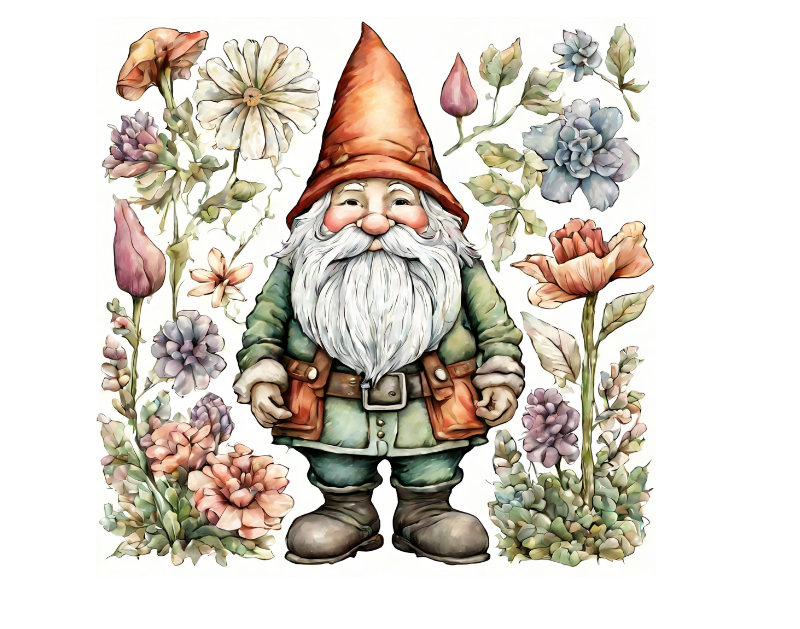
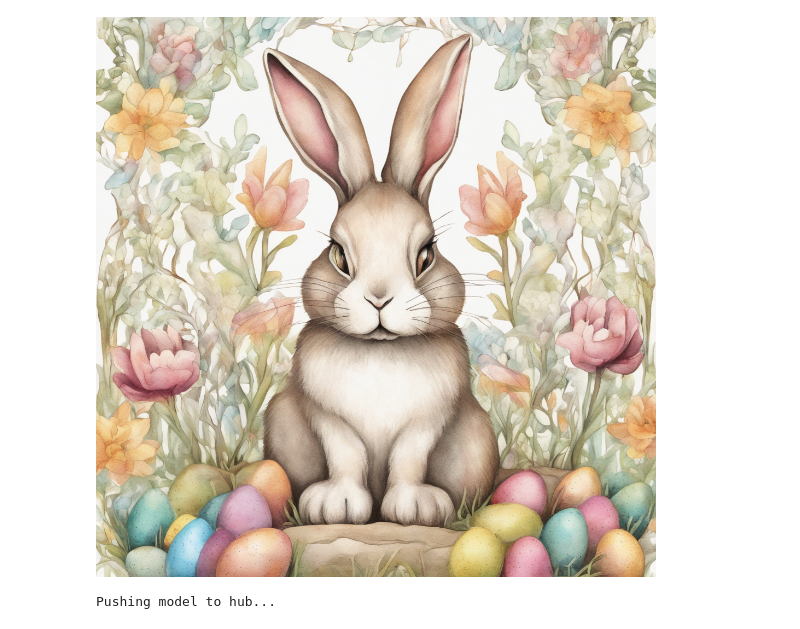
Before and after one commit to Ebony59/hongfan_imagegen, a Jupyter notebook: imageGen_FT.ipynb, the cells around one changed output. Saved outputs shown, nothing was run; the diff lists cells and outputs as text; code cells hidden in the pictures.

```diff
--- a/imageGen_FT.ipynb
+++ b/imageGen_FT.ipynb
@@ -11,7 +11,9 @@ def generate_image(
     guidance_scale_base=7,
     guidance_scale_refiner=4,
     high_noise_frac = 0.9,
-    seed=None
+    seed=None,
+    height=1024,
+    width=1024,
 ):
     # Set random seed if provided
     if seed is not None:
@@ -41,6 +43,8 @@ def generate_image(
         denoising_end=high_noise_frac,
         guidance_scale=guidance_scale_base,
         output_type="latent",
+        height=height,
+        width=width
     ).images
     image = refiner(
         prompt=prompt,
@@ -48,6 +52,8 @@ def generate_image(
         denoising_start=high_noise_frac,
         guidance_scale=guidance_scale_refiner,
         image=image,
+        height=height,
+        width=width
     ).images[0]
 
     # Clear GPU memory
@@ -57,20 +63,22 @@ def generate_image(
 
     return image
 # %%
-model_path = "/workspace/fine_tuned_sdxl"
+model_path = "/workspace/fine_tuned_sdxl_style"
 prompt = """
-       A beautifully hand-drawn garden gnome decoration in a whimsical illustrated style. Full body.
+       in the style of HFdesign, A beautifully hand-drawn Easter rabbit decoration in a whimsical illustrated style. Full body.
        The lines are slightly sketchy with smooth, painterly textures, evoking a warm and artistic aesthetic. The colors are vibrant yet slightly soft, blending like traditional colored pencil or watercolor artwork.
        The background is plain white for product display.
     """
 # %%
 generate_image(
     model_path=model_path,
     prompt=prompt,
     num_inference_steps=40,
     guidance_scale_base=7,
     guidance_scale_refiner=4,
-    high_noise_frac=0.9
+    high_noise_frac=0.9,
+    height=1024,
+    width=1024,
 )
 # %% [output]
-[figure, old version]
+[figure, new version]
@@ -76,0 +113,8 @@ generate_image(
+# %%
+push_to_hub(
+    model_path="/workspace/fine_tuned_sdxl_style",
+    repo_id="ebony59/sdxl-hf-style-4epoch",
+    private=False
+)
+# %% [output]
+Pushing model to hub...
```
Also changed, not shown: parts of 1 cell of this notebook, 7 other files.
